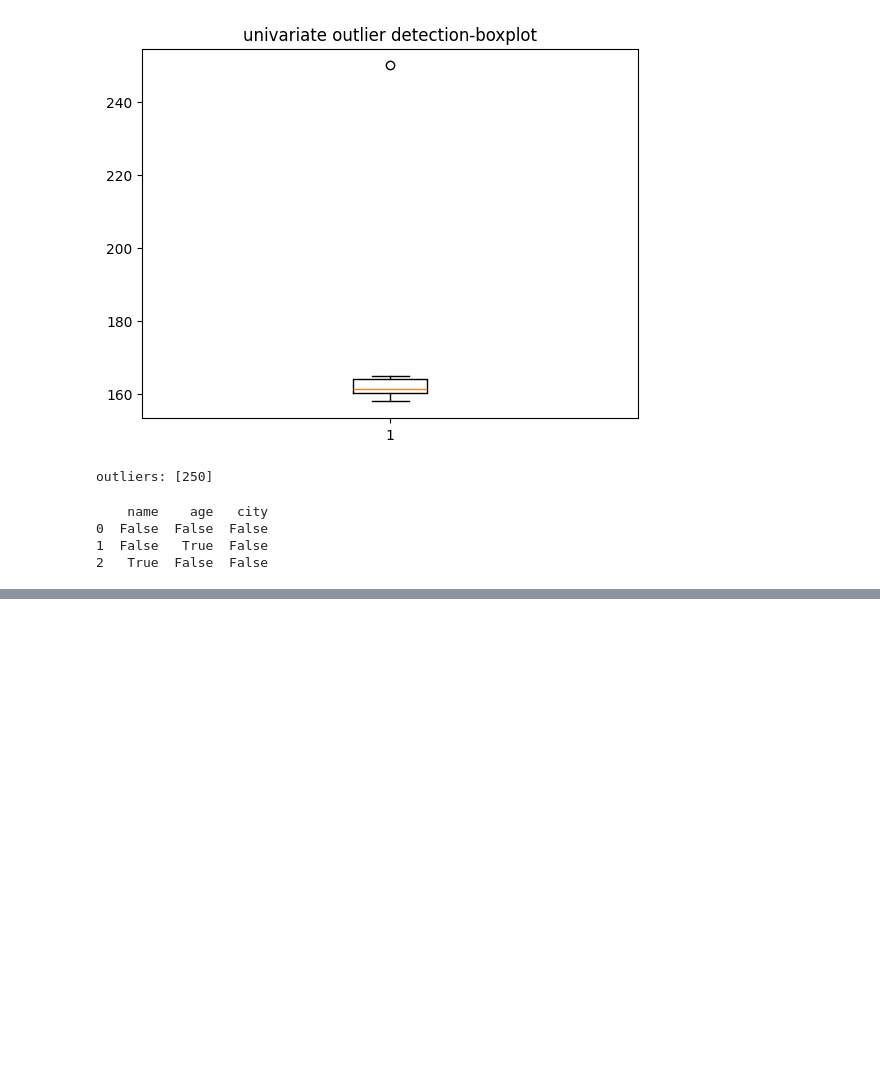
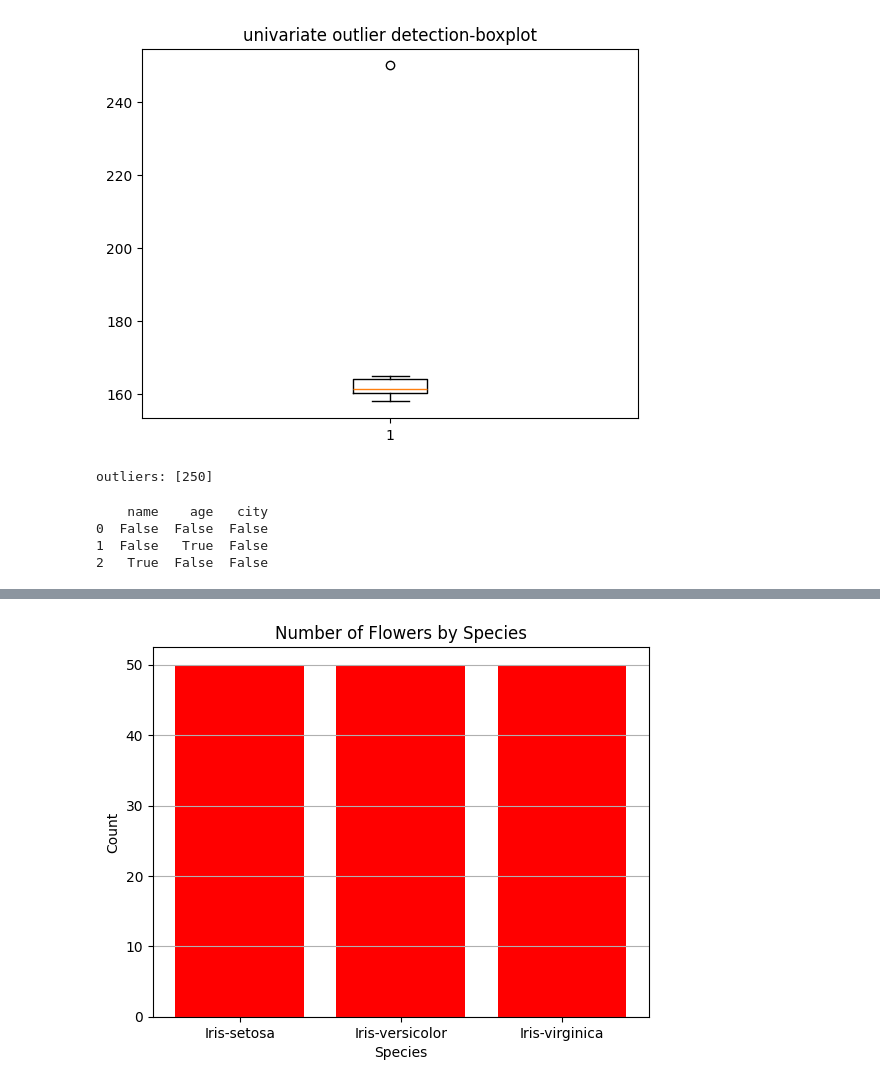
Before and after one commit to bvvspoly/gitdemo516, a Jupyter notebook: 23CS516.ipynb, the cells around one changed output, grey strips where cells are left out. Drawn from its saved outputs; the diff is of its cells as text; code cells hidden in the pictures; blank space fills up the shorter version.

```diff
--- a/23CS516.ipynb
+++ b/23CS516.ipynb
@@ -2113,0 +2119,7 @@ plt.show()
+# %%
+import pandas as pd
+df=pd.read_csv("/content/iris.csv")
+print(df.head())
+print(df.tail())
+print(df.info())
+print(df.describe())
@@ -2113,0 +2144,10 @@ plt.show()
+# %%
+species_counts = df['Species'].value_counts()
+plt.bar(species_counts.index, species_counts.values, color='red')
+plt.title("Number of Flowers by Species")
+plt.xlabel("Species")
+plt.ylabel("Count")
+plt.grid(axis='y')
+plt.show()
+# %% [output]
+[figure, added]
```
Also changed, not shown: parts of 39 cells of this notebook.
